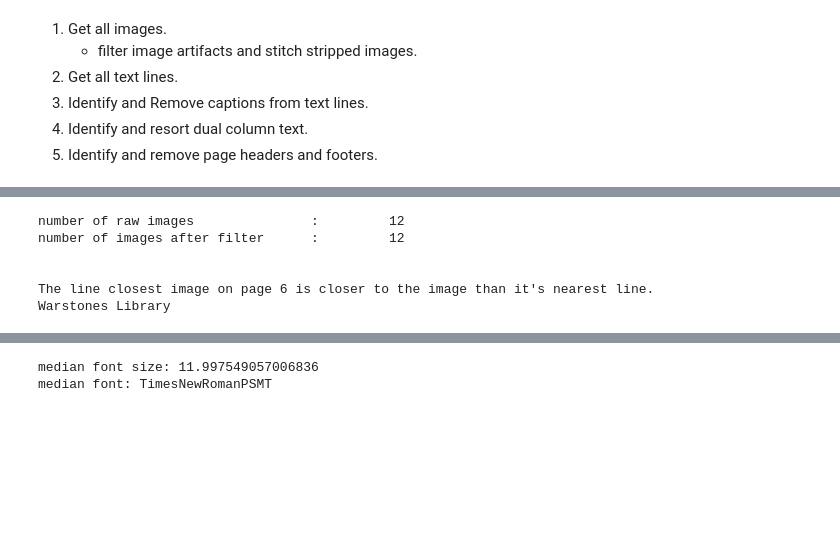
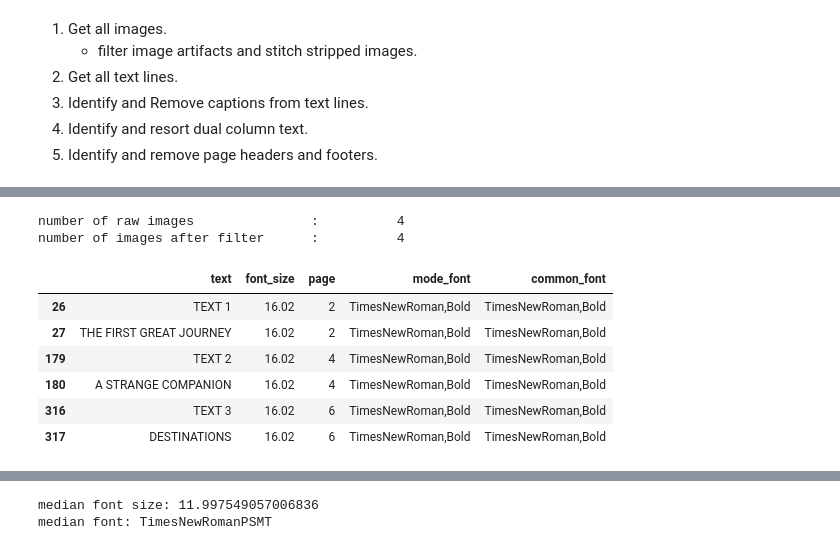
Before and after one commit to DSP-Tan/ogham-cloud, a Jupyter notebook: pdf_scraper/research/examAsLines.ipynb, the cells around one changed output, grey strips where cells are left out. Drawn from its saved outputs; the diff is of its cells as text; code cells hidden in the pictures; blank space fills up the shorter version.

Commit message:
working on text header extraction

```diff
--- a/pdf_scraper/research/examAsLines.ipynb
+++ b/pdf_scraper/research/examAsLines.ipynb
@@ -124,10 +137,14 @@ def closest_line_closest_thing(image,doc_df):
 # 2025 - good (1 in image page 2)
 # For caption prediction, we should have distance to nearest image
 # distance to nearest text.
-year=2019
+year=2003
 doc = open_exam(year,"english","al",1)
 doc_df = get_doc_line_df(doc)
+median_font = doc_df.font_size.median()
+
 identify_instructions(doc_df)
+identify_footers(doc_df)
+identify_section_headers(doc_df)
 
 images = get_images(doc)
 print(f"number of raw images               : {len(images):10}")
@@ -143,9 +160,21 @@ for image in imgs:
     if idx:
         print(doc_df.loc[idx].text)
 # %% [output]
-number of raw images               :         12
-number of images after filter      :         12
-
-
-The line closest image on page 6 is closer to the image than it's nearest line.
-Warstones Library
+number of raw images               :          4
+number of images after filter      :          4
+# %%
+middle = doc[0].rect.width/2
+large_font = doc_df.font_size > median_font
+bold_font = doc_df.mode_font.str.contains("Bold")
+not_p1 = doc_df.page != 1
+centred =  ( (doc_df.x0 + doc_df.x1)/2 > middle -30 ) & ( (doc_df.x0 + doc_df.x1)/2 < middle +30 )
+uncategorised = (doc_df.section==0) & (doc_df.caption ==0) & (doc_df.instruction==0)
+doc_df.loc[large_font  & not_p1 & uncategorised & centred , ["text","font_size","page","mode_font","common_font"]]
+# %% [output]
+|  | text | font_size | page | mode_font | common_font |
+| 26 | TEXT 1 | 16.02 | 2 | TimesNewRoman,Bold | TimesNewRoman,Bold |
+| 27 | THE FIRST GREAT JOURNEY | 16.02 | 2 | TimesNewRoman,Bold | TimesNewRoman,Bold |
+| 179 | TEXT 2 | 16.02 | 4 | TimesNewRoman,Bold | TimesNewRoman,Bold |
+| 180 | A STRANGE COMPANION | 16.02 | 4 | TimesNewRoman,Bold | TimesNewRoman,Bold |
+| 316 | TEXT 3 | 16.02 | 6 | TimesNewRoman,Bold | TimesNewRoman,Bold |
+| 317 | DESTINATIONS | 16.02 | 6 | TimesNewRoman,Bold | TimesNewRoman,Bold |
```
Also changed, not shown: parts of 7 cells of this notebook, 2 other files.
